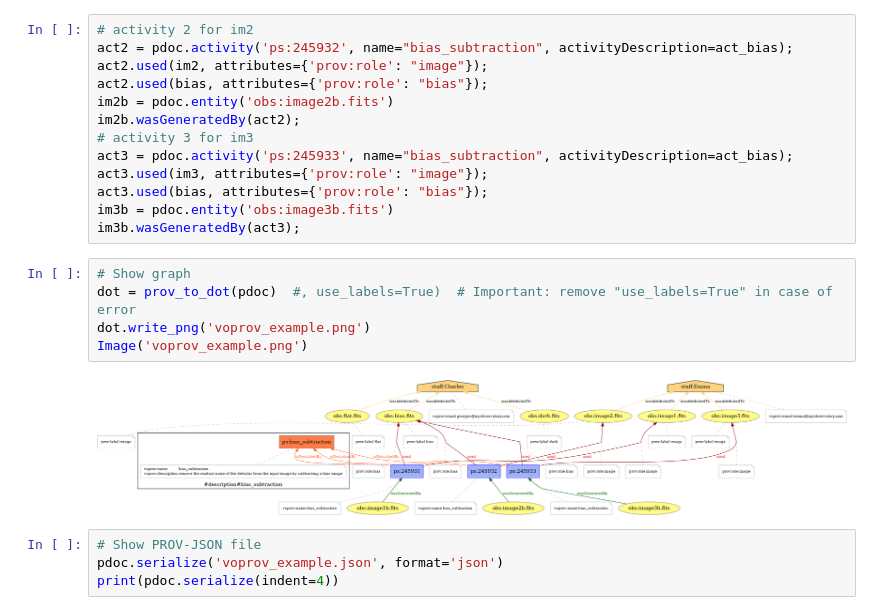
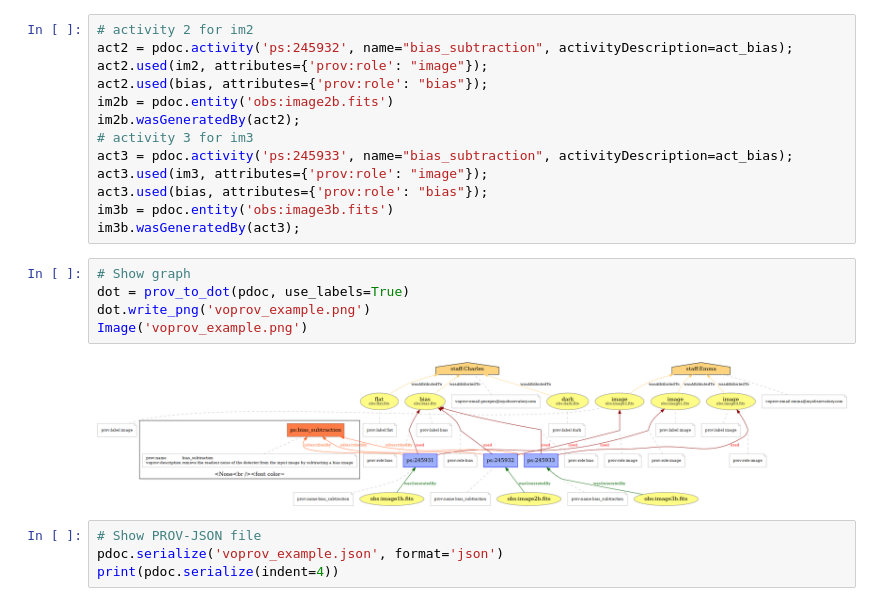
Before and after one commit to sanguillon/voprov, a Jupyter notebook: tutorials/voprov_tutorial.ipynb, the cells around one changed output. Cells and saved outputs as stored; diff of their text form.

Commit message:
bug fix: use_labels from dot works on VOProvBundle object

```diff
--- a/tutorials/voprov_tutorial.ipynb
+++ b/tutorials/voprov_tutorial.ipynb
@@ -121,11 +121,11 @@ im3b = pdoc.entity('obs:image3b.fits')
 im3b.wasGeneratedBy(act3);
 # %%
 # Show graph
-dot = prov_to_dot(pdoc)  #, use_labels=True)  # Important: remove "use_labels=True" in case of error
+dot = prov_to_dot(pdoc, use_labels=True)
 dot.write_png('voprov_example.png')
 Image('voprov_example.png')
 # %% [output]
-[figure, old version]
+[figure, new version]
 # %%
 # Show PROV-JSON file
 pdoc.serialize('voprov_example.json', format='json')
```
Also changed, not shown: parts of 4 cells of this notebook, 1 other file.
